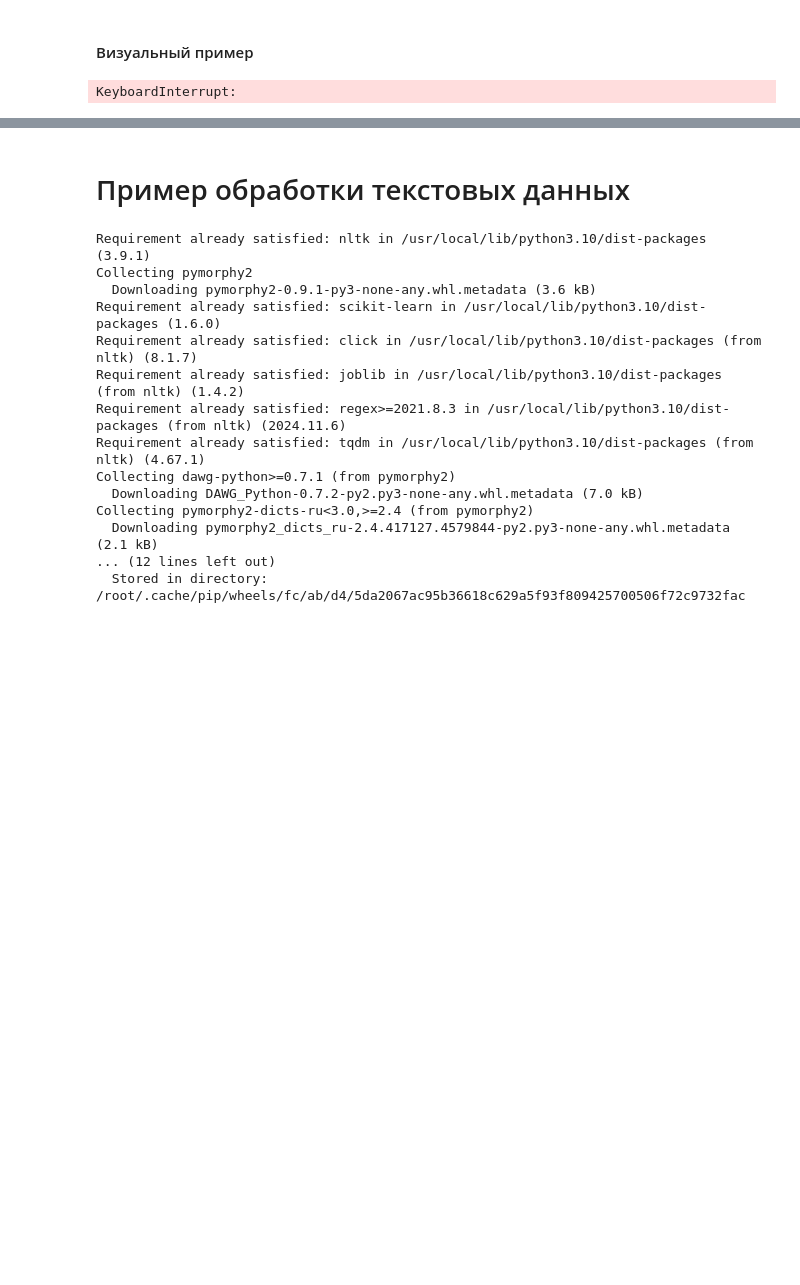
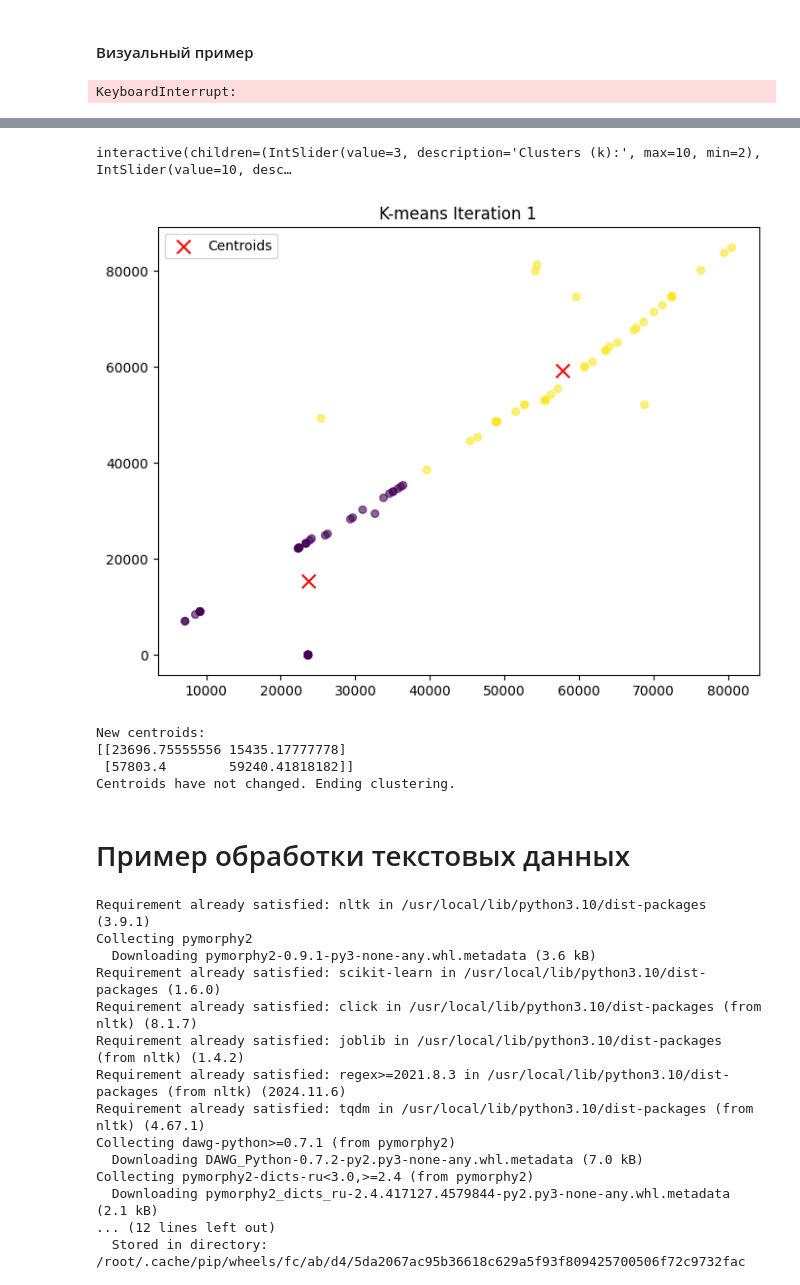
Before and after one commit to daniilwithangelic/laba-in-car-obychen, a Jupyter notebook: Практика_6_(Кластеризация).ipynb, the cells around one changed output, grey strips where cells are left out. Drawn from its saved outputs; the diff is of its cells as text; code cells hidden in the pictures; blank space fills up the shorter version.

```diff
--- a/Практика_6_(Кластеризация).ipynb
+++ b/Практика_6_(Кластеризация).ipynb
@@ -1225,3 +1196,67 @@ KeyboardInterrupt:
+# %%
+import numpy as np
+import pandas as pd
+import matplotlib.pyplot as plt
+import ipywidgets as widgets
+from IPython.display import display, clear_output
+
+def interactive_kmeans_visualization(X, max_clusters=10, max_iterations=50):
+    # Преобразуем X в numpy array
+    if isinstance(X, pd.DataFrame):
+        # Выбираем только числовые столбцы
+        X = X.select_dtypes(include=[np.number]).values
+
+    def plot_kmeans_iteration(X, centroids, labels=None, step=0):
+        clear_output(wait=True)
+        plt.figure(figsize=(8, 6))
+        if labels is not None and len(labels) > 0:
+            plt.scatter(X[:, 0], X[:, 1], c=labels, cmap='viridis', s=30, alpha=0.6)
+        else:
+            plt.scatter(X[:, 0], X[:, 1], s=30, alpha=0.6)
+        plt.scatter(centroids[:, 0], centroids[:, 1], c='red', marker='x', s=100, label='Centroids')
+        plt.title(f'K-means Iteration {step}')
+        plt.legend()
+        plt.show()
+
+    def k_means_interactive(X, k, max_iters):
+        np.random.seed(42)
+        centroids = X[np.random.choice(X.shape[0], k, replace=False)]
+        print(f"Initial centroids:\n{centroids}")
+
+        for step in range(max_iters):
+            distances = np.linalg.norm(X[:, np.newaxis] - centroids, axis=2)
+            labels = np.argmin(distances, axis=1)
+            print(f"Labels after iteration {step}:\n{labels}")
+            plot_kmeans_iteration(X, centroids, labels, step)
+            new_centroids = np.array([X[labels == i].mean(axis=0) for i in range(k) if np.any(labels == i)])
+            print(f"New centroids:\n{new_centroids}")
+            if len(new_centroids) < k:  # Если не все кластеры были обновлены
+                print("Not all centroids were updated. Ending clustering.")
+                break
+            if np.all(centroids == new_centroids):
+                print("Centroids have not changed. Ending clustering.")
+                break
+            centroids = new_centroids
+
+    def run_kmeans(k, max_iters):
+        k_means_interactive(X, k, max_iters)
+
+    k_slider = widgets.IntSlider(value=3, min=2, max=max_clusters, step=1, description='Clusters (k):')
+    iter_slider = widgets.IntSlider(value=10, min=1, max=max_iterations, step=1, description='Max Iterations:')
+
+    interactive_plot = widgets.interactive(run_kmeans, k=k_slider, max_iters=iter_slider)
+    display(interactive_plot)
+
+# Предполагается, что df - ваш DataFrame
+# Убедитесь, что df содержит только числовые данные
+interactive_kmeans_visualization(df.select_dtypes(include=[np.number]).head(100))  # Выбираем только числовые данные
+# %% [output]
+interactive(children=(IntSlider(value=3, description='Clusters (k):', max=10, min=2), IntSlider(value=10, desc…
+[figure, added]
+New centroids:
+[[23696.75555556 15435.17777778]
+ [57803.4        59240.41818182]]
+Centroids have not changed. Ending clustering.
 # %% [markdown]
 # Пример обработки текстовых данных
 # %%
```
Also changed, not shown: parts of 7 cells of this notebook.
